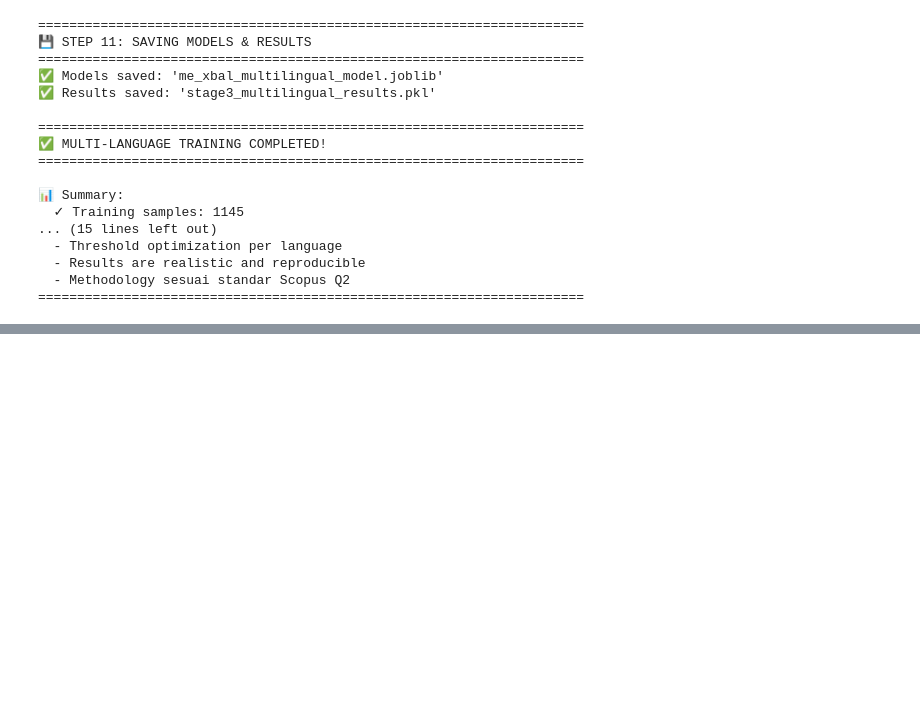
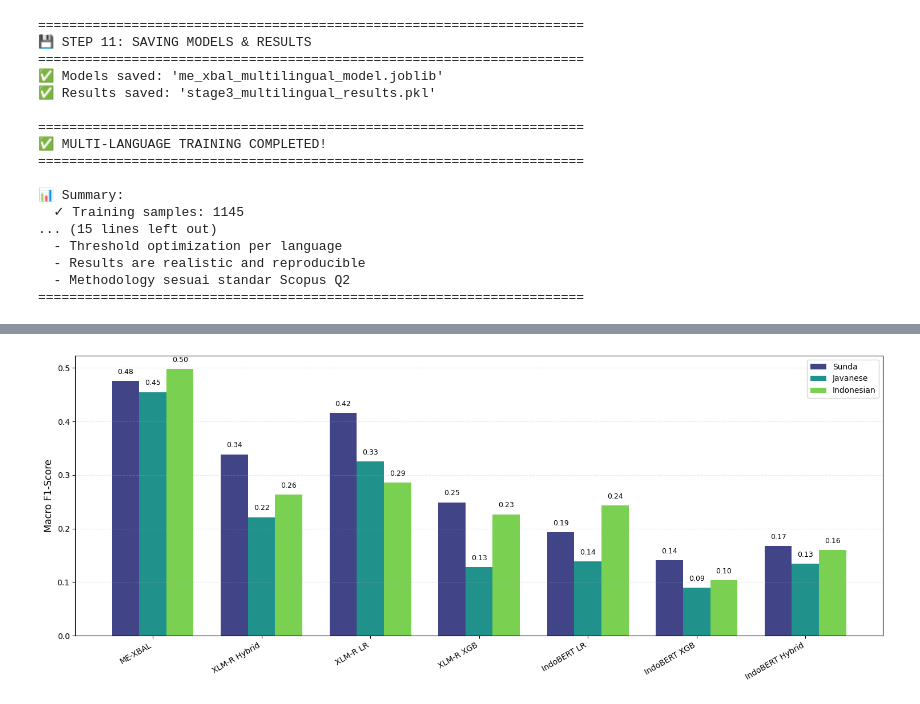
Before and after one commit to rezkanorhafizah/ME-XBal, a Jupyter notebook: notebook2.ipynb, the cells around one changed output, grey strips where cells are left out. Drawn from its saved outputs; the diff is of its cells as text; code cells hidden in the pictures; blank space fills up the shorter version.

Commit message:
add ablation study + visualization

```diff
--- a/notebook2.ipynb
+++ b/notebook2.ipynb
@@ -821,0 +1077,78 @@ Notes:
+# %%
+import matplotlib.pyplot as plt
+import numpy as np
+
+# ================================
+# DATA
+# ================================
+models = [
+    "ME-XBAL",
+    "XLM-R Hybrid",
+    "XLM-R LR",
+    "XLM-R XGB",
+    "IndoBERT LR",
+    "IndoBERT XGB",
+    "IndoBERT Hybrid"
+]
+
+sunda = [0.4755, 0.3386, 0.4156, 0.2488, 0.1930, 0.1404, 0.1674]
+javanese = [0.4548, 0.2214, 0.3250, 0.1281, 0.1389, 0.0894, 0.1345]
+indonesian = [0.4978, 0.2636, 0.2858, 0.2264, 0.2431, 0.1037, 0.1597]
+
+# ================================
+# SETUP
+# ================================
+x = np.arange(len(models))
+width = 0.25
+
+plt.figure(figsize=(15, 6))
+
+# ================================
+# COLOR MAP (BIRU → KUNING)
+# ================================
+cmap = plt.cm.viridis
+colors = [cmap(0.2), cmap(0.5), cmap(0.8)]  # biru, hijau, kuning
+
+# ================================
+# BAR PLOT
+# ================================
+bars1 = plt.bar(x - width, sunda, width, label='Sunda', color=colors[0])
+bars2 = plt.bar(x, javanese, width, label='Javanese', color=colors[1])
+bars3 = plt.bar(x + width, indonesian, width, label='Indonesian', color=colors[2])
+
+# ================================
+# LABEL & TITLE
+# ================================
+plt.ylabel('Macro F1-Score', fontsize=12)
+# plt.title('Ablation Study: Model Performance Comparison Across Languages', fontsize=14, fontweight='bold')
+plt.xticks(x, models, rotation=30, ha='right')
+plt.legend()
+
+# ================================
+# VALUE LABELS
+# ================================
+def add_labels(bars):
+    for bar in bars:
+        height = bar.get_height()
+        plt.text(
+            bar.get_x() + bar.get_width()/2,
+            height + 0.01,
+            f'{height:.2f}',
+            ha='center',
+            va='bottom',
+            fontsize=9
+        )
+
+add_labels(bars1)
+add_labels(bars2)
+add_labels(bars3)
+
+# ================================
+# GRID
+# ================================
+plt.grid(axis='y', linestyle='--', alpha=0.3)
+
+plt.tight_layout()
+plt.show()
+# %% [output]
+[figure, added]
```
Also changed, not shown: parts of 4 cells of this notebook.
